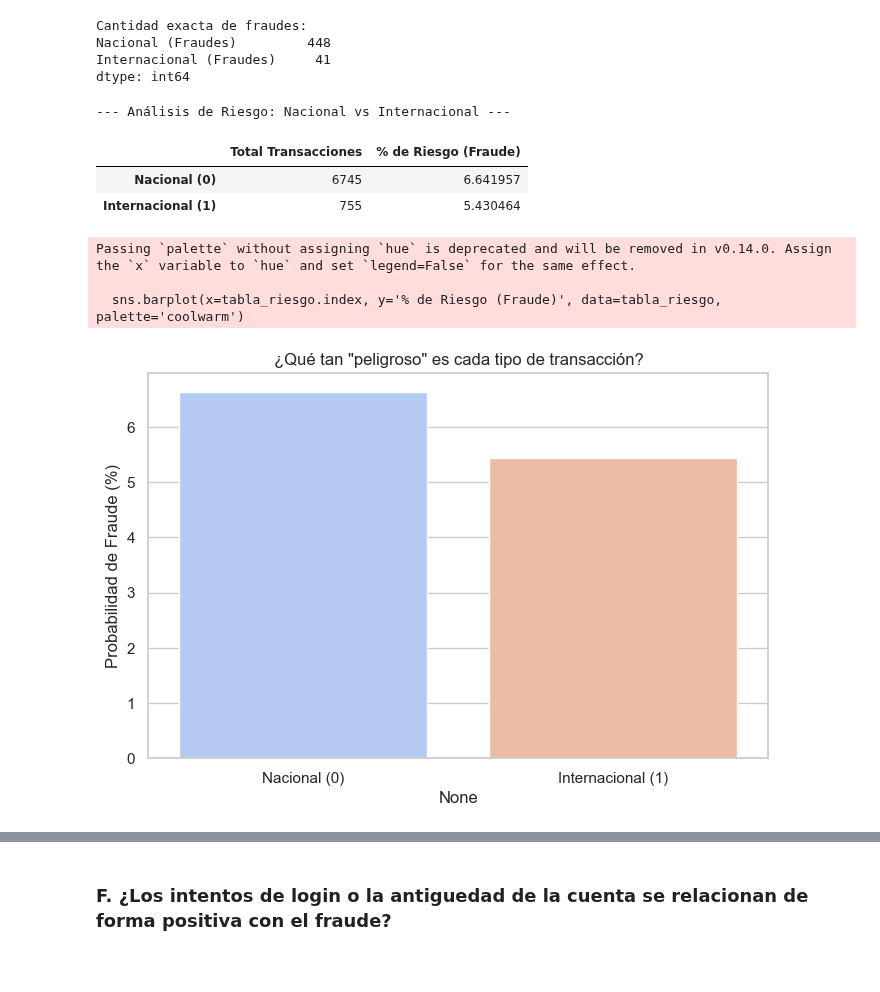
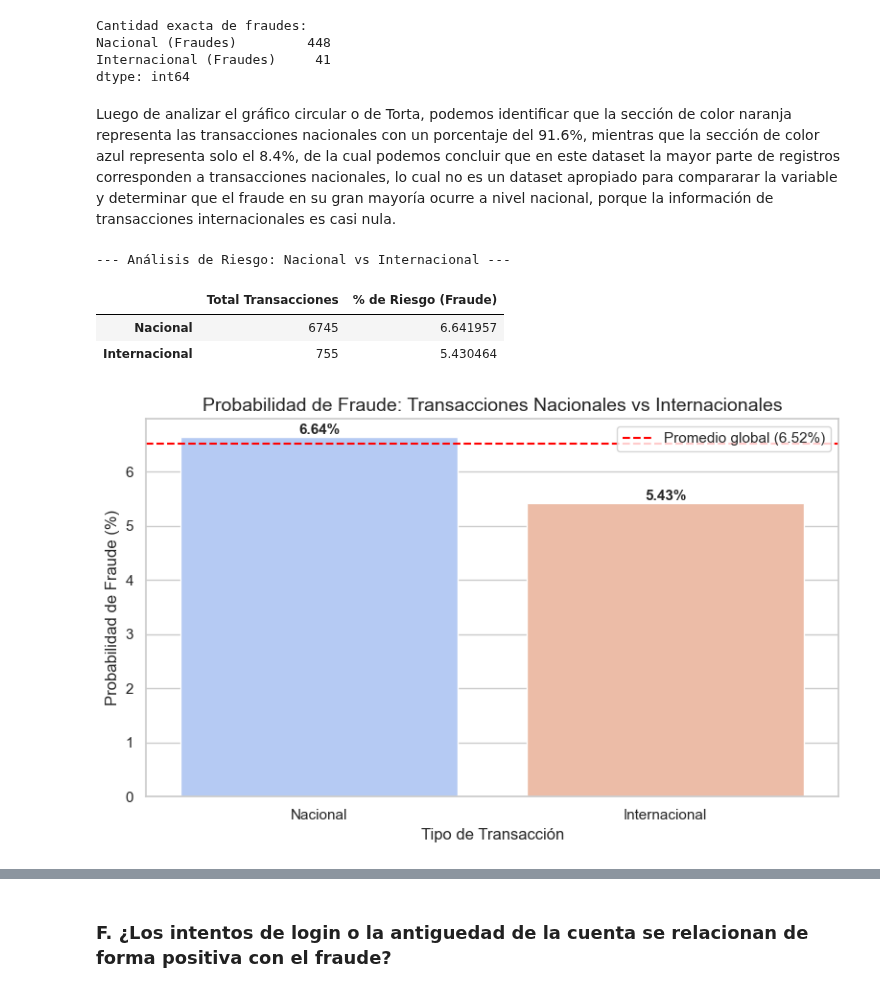
Before and after one commit to Estefacervera/Especializacion_Analitica_Fundamentos_EDA_Fraude, a Jupyter notebook: analisis_EDA2.ipynb, the cells around one changed output, grey strips where cells are left out. Drawn from its saved outputs; the diff is of its cells as text; code cells hidden in the pictures; blank space fills up the shorter version.

```diff
--- a/analisis_EDA2.ipynb
+++ b/analisis_EDA2.ipynb
@@ -237,0 +295,14 @@ Concluido el analisis vemos que las transaciones fraudulentas en correlacion a t
+# %%
+#Veamos que porcentaje de transacciones son reales vs fraudulentas
+plt.title('Transacciones genuinas vs fraudulentas')
+ax = sns.histplot(df['fraud_label'], bins=2, stat="percent")
+
+# Agregamos el porcentaje a cada barra
+for p in ax.patches:
+    porcentaje = p.get_height()
+    ax.annotate(f'{porcentaje:.1f}%',
+                (p.get_x() + p.get_width() / 2, porcentaje),
+                ha='center', va='bottom')
+
+plt.ylabel("Porcentaje")
+plt.show()
@@ -535,31 +750,67 @@ Cantidad exacta de fraudes:
 Nacional (Fraudes)         448
 Internacional (Fraudes)     41
 dtype: int64
+# %% [markdown]
+Luego de analizar el gráfico circular o de Torta, podemos identificar que la sección de color naranja representa las transacciones nacionales con un porcentaje del 91.6%, mientras que la sección de color azul representa solo el 8.4%, de la cual podemos concluir que en este dataset la mayor parte de registros corresponden a transacciones nacionales, lo cual no es un dataset apropiado para compararar la variable y determinar que el fraude en su gran mayoría ocurre a nivel nacional, porque la información de transacciones internacionales es casi nula.
 # %%
-# 1. Creamos una tabla de riesgo para saber cuantas transacciones por cada label hay y si las internacionales si son mas riesgosas
+# 1. Crear tabla de riesgo
 tabla_riesgo = df.groupby('is_international')['fraud_label'].agg(['count', 'mean'])
 
-# 2. Formateo
+# 2. Formatear tabla
 tabla_riesgo['mean'] = tabla_riesgo['mean'] * 100
 tabla_riesgo.columns = ['Total Transacciones', '% de Riesgo (Fraude)']
-tabla_riesgo.index = ['Nacional (0)', 'Internacional (1)']
+tabla_riesgo.index = ['Nacional', 'Internacional']
 
 print("--- Análisis de Riesgo: Nacional vs Internacional ---")
 display(tabla_riesgo)
 
-# 3. Gráfico para comparar el riesgo directamente
-plt.figure(figsize=(8, 5))
-sns.barplot(x=tabla_riesgo.index, y='% de Riesgo (Fraude)', data=tabla_riesgo, palette='coolwarm')
-plt.title('¿Qué tan "peligroso" es cada tipo de transacción?')
+# 3. Convertir a dataframe para seaborn
+tabla_plot = tabla_riesgo.reset_index()
+tabla_plot.columns = ['Tipo de Transacción', 'Total Transacciones', '% de Riesgo (Fraude)']
+
+# Promedio global de fraude
+promedio_global = df['fraud_label'].mean() * 100
+
+# 4. Gráfico
+plt.figure(figsize=(8,5))
+sns.set_theme(style="whitegrid")
+
+ax = sns.barplot(
+    data=tabla_plot,
+    x='Tipo de Transacción',
+    y='% de Riesgo (Fraude)',
+    hue='Tipo de Transacción',
+    palette='coolwarm',
+    legend=False
+)
+
+# 5. Etiquetas de porcentaje sobre las barras
+for p in ax.patches:
+    altura = p.get_height()
+    ax.annotate(f'{altura:.2f}%',
+                (p.get_x() + p.get_width()/2, altura),
+                ha='center',
+                va='bottom',
+                fontsize=11,
+                fontweight='bold')
+
+# 6. Línea promedio global
+plt.axhline(promedio_global,
+            color='red',
+            linestyle='--',
+            label=f'Promedio global ({promedio_global:.2f}%)')
+
+plt.title('Probabilidad de Fraude: Transacciones Nacionales vs Internacionales', fontsize=14)
+plt.xlabel('Tipo de Transacción')
 plt.ylabel('Probabilidad de Fraude (%)')
+
+plt.legend()
+plt.tight_layout()
 plt.show()
 # %% [output]
 --- Análisis de Riesgo: Nacional vs Internacional ---
 |  | Total Transacciones | % de Riesgo (Fraude) |
-| Nacional (0) | 6745 | 6.641957 |
-| Internacional (1) | 755 | 5.430464 |
+| Nacional | 6745 | 6.641957 |
+| Internacional | 755 | 5.430464 |
-Passing `palette` without assigning `hue` is deprecated and will be removed in v0.14.0. Assign the `x` variable to `hue` and set `legend=False` for the same effect.
-
-  sns.barplot(x=tabla_riesgo.index, y='% de Riesgo (Fraude)', data=tabla_riesgo, palette='coolwarm')
-[figure, old version]
+[figure, new version]
 # %% [markdown]
```
Also changed, not shown: parts of 52 cells of this notebook.
